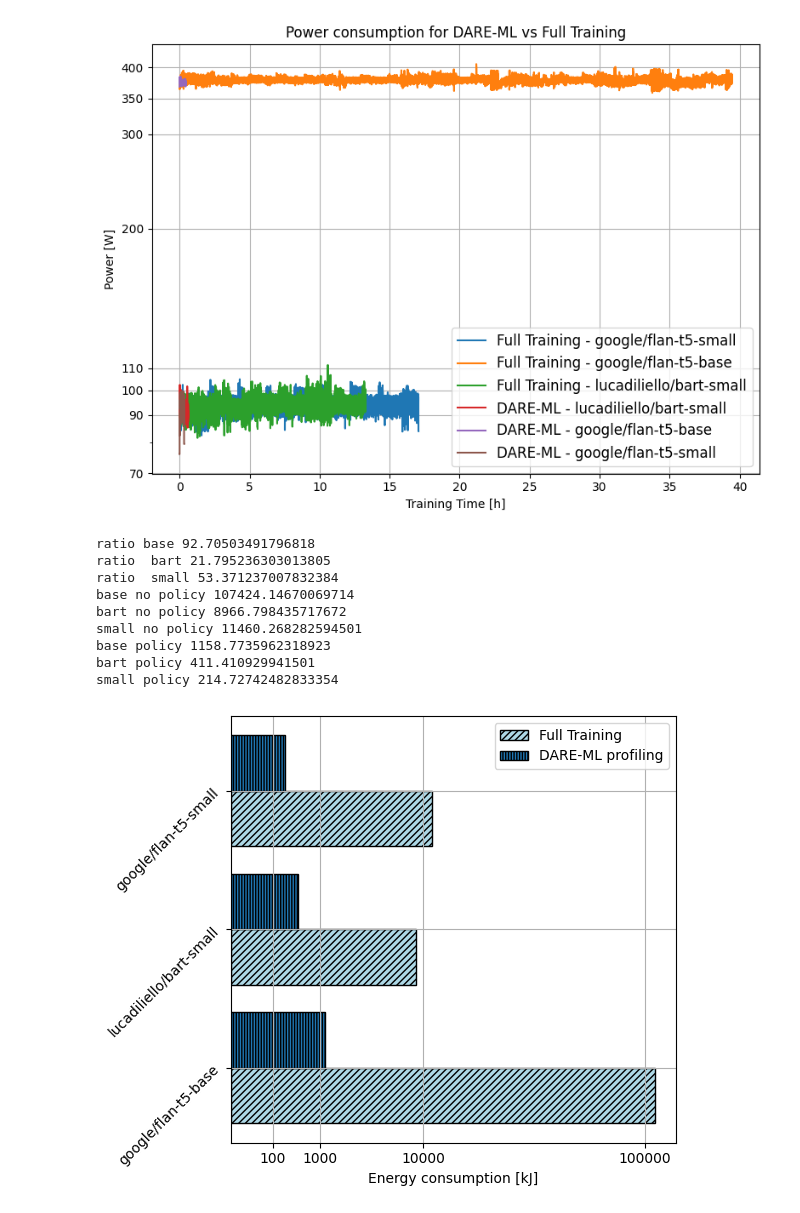
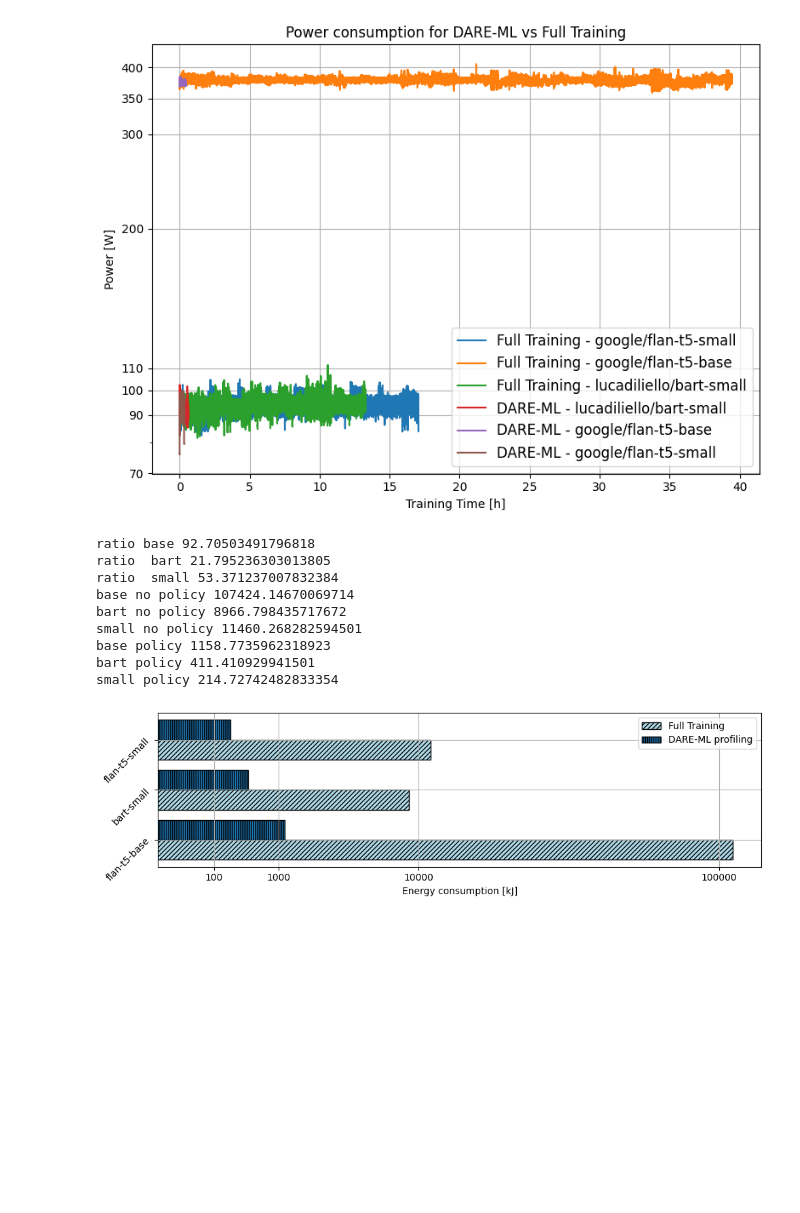
Before and after one commit to MatteoMendula/DARE-ML, a Jupyter notebook: energy_reports/get_real_plots.ipynb, the cells around one changed output. Saved outputs shown, nothing was run; the diff lists cells and outputs as text; code cells hidden in the pictures; blank space fills up the shorter version.

```diff
--- a/energy_reports/get_real_plots.ipynb
+++ b/energy_reports/get_real_plots.ipynb
@@ -469,7 +469,7 @@ Avg Power: 376.1198894782062 W, Std Power: 3.164758921708596 W
 Avg Power: 93.35569402564111 W, Std Power: 3.43045043997486 W
 [figure]
 # %%
-plt.figure(figsize=(6, 5))
+plt.figure(figsize=(10, 3))
 
 # trapz_energies is in J, convert kJ
 _simps_energies = [x / 1000 for x in simps_energies]
@@ -495,7 +495,8 @@ bar_width = 0.4
 
 colors = ["lightblue", "#fad6a5", "#FF7276", "pink", "purple", "#E7D7AF", "#90EE90", "gray"]
 
-labels = [ "google/flan-t5-base", "lucadiliello/bart-small", "google/flan-t5-small",]
+# labels = [ "google/flan-t5-base", "lucadiliello/bart-small", "google/flan-t5-small",]
+labels = [ "flan-t5-base", "bart-small", "flan-t5-small",]
 
 # Position of bars on the x-axis
 r1 = np.arange(len(labels))
@@ -509,31 +510,31 @@ plt.yticks([r + bar_width * 1.5 for r in range(len(labels))], labels,  rotation=
 
 plt.barh(r2, to_plot_no_p, height=bar_width, color=colors[0], edgecolor='black', label='Full Training', hatch="/////")
 plt.barh(r3, to_plot_p, height=bar_width, edgecolor='black', label='DARE-ML profiling', hatch="||||||")
 
 
 plt.xlabel('Energy consumption [kJ]')
 
 plt.gca().set_xscale("function", functions=[custom_transform, custom_inverse_transform])
 x_ticks = [ 100, 1000, 10000, 100000]
 plt.gca().set_xticks(x_ticks)
 
 plt.grid(True)
 plt.legend()
 plt.tight_layout()
 plt.savefig("energy_consumption_by_model.pdf")
 
 # plt.gca().set_xticklabels(x_ticks)
 # plt.gca().set_xticks(x_ticks)
 # plt.gca().set_xticks([0, 400, 1000, 2000, 3000, 5000, 6500])
 # plt.gca().set_xticklabels([0, 400, 1000, 2000, 3000, 5000, 6500])
 # %% [output]
 ratio base 92.70503491796818
 ratio  bart 21.795236303013805
 ratio  small 53.371237007832384
 base no policy 107424.14670069714
 bart no policy 8966.798435717672
 small no policy 11460.268282594501
 base policy 1158.7735962318923
 bart policy 411.410929941501
 small policy 214.72742482833354
-[figure, old version]
+[figure, new version]
```
Also changed, not shown: 16 other files.
